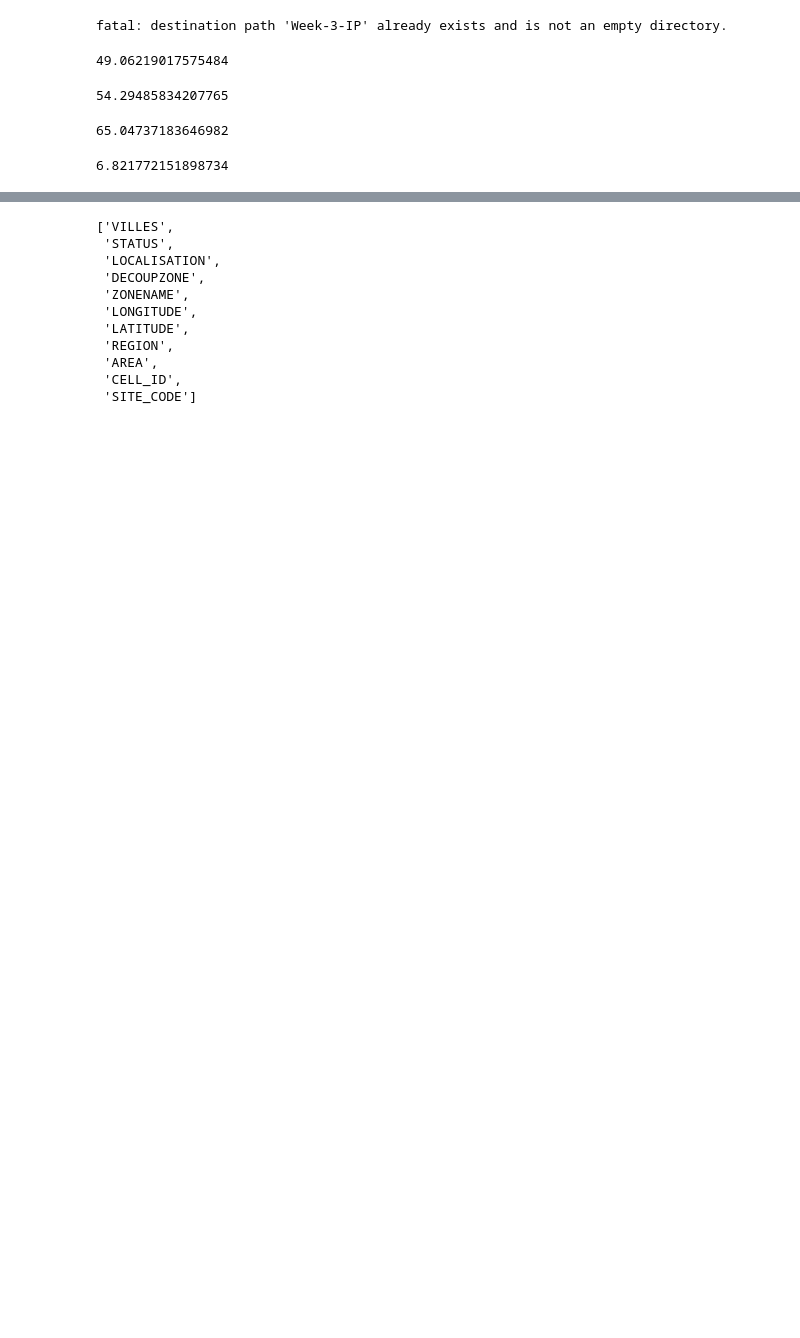
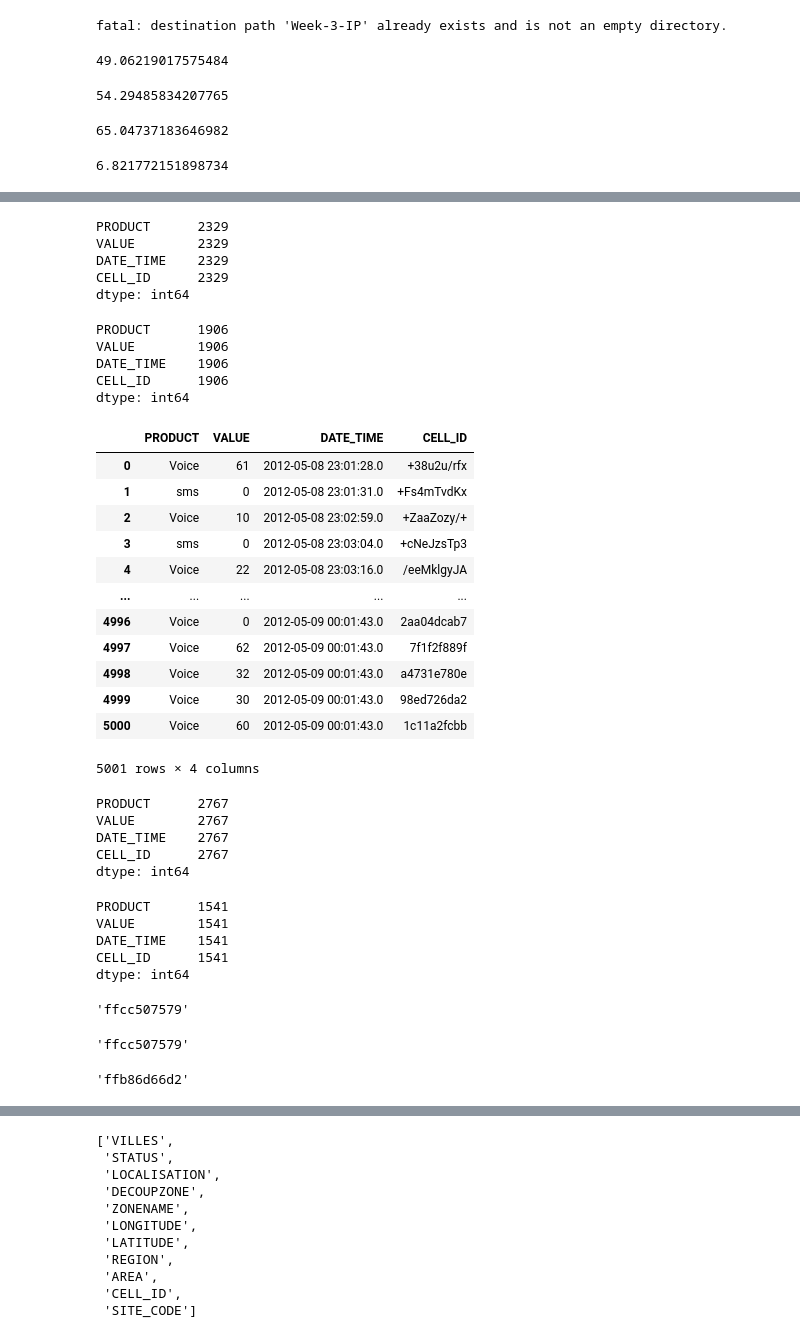
Before and after one commit to 254-collab/Week-3-IP, a Jupyter notebook: Moringa_Data_Science_Prep_W3_Independent_Project_2019_07_Machocho_Mengo_Python.ipynb, the cells around one changed output, grey strips where cells are left out. Cells and saved outputs as stored; diff of their text form; code cells hidden in the pictures; blank space fills up the shorter version.

```diff
--- a/Moringa_Data_Science_Prep_W3_Independent_Project_2019_07_Machocho_Mengo_Python.ipynb
+++ b/Moringa_Data_Science_Prep_W3_Independent_Project_2019_07_Machocho_Mengo_Python.ipynb
@@ -330,0 +257,69 @@ cells_geo[cells_geo[';STATUS'] == "In Service"].count()
+# %%
+df2[df2['PRODUCT'] == "sms"].count()
+# to get the total number of sms
+# %% [output]
+PRODUCT      2329
+VALUE        2329
+DATE_TIME    2329
+CELL_ID      2329
+dtype: int64
+# %%
+df2[df2['PRODUCT'] == "Voice"].count()
+# to get the total number of voice calls
+# %% [output]
+PRODUCT      1906
+VALUE        1906
+DATE_TIME    1906
+CELL_ID      1906
+dtype: int64
+# %%
+df3 = telcom_3[["PRODUCT","VALUE","DATE_TIME", "CELL_ID"]]
+df3
+# filtering the dataframe
+# %% [output]
+|  | PRODUCT | VALUE | DATE_TIME | CELL_ID |
+| 0 | Voice | 61 | 2012-05-08 23:01:28.0 | +38u2u/rfx |
+| 1 | sms | 0 | 2012-05-08 23:01:31.0 | +Fs4mTvdKx |
+| 2 | Voice | 10 | 2012-05-08 23:02:59.0 | +ZaaZozy/+ |
+| 3 | sms | 0 | 2012-05-08 23:03:04.0 | +cNeJzsTp3 |
+| 4 | Voice | 22 | 2012-05-08 23:03:16.0 | /eeMklgyJA |
+| ... | ... | ... | ... | ... |
+| 4996 | Voice | 0 | 2012-05-09 00:01:43.0 | 2aa04dcab7 |
+| 4997 | Voice | 62 | 2012-05-09 00:01:43.0 | 7f1f2f889f |
+| 4998 | Voice | 32 | 2012-05-09 00:01:43.0 | a4731e780e |
+| 4999 | Voice | 30 | 2012-05-09 00:01:43.0 | 98ed726da2 |
+| 5000 | Voice | 60 | 2012-05-09 00:01:43.0 | 1c11a2fcbb |
+5001 rows × 4 columns
+# %%
+df3[df3['PRODUCT'] == "sms"].count()
+# to get the total number of sms
+# %% [output]
+PRODUCT      2767
+VALUE        2767
+DATE_TIME    2767
+CELL_ID      2767
+dtype: int64
+# %%
+df3[df3['PRODUCT'] == "Voice"].count()
+# to get the total number of voice calls
+# %% [output]
+PRODUCT      1541
+VALUE        1541
+DATE_TIME    1541
+CELL_ID      1541
+dtype: int64
+# %%
+# To get the most used infrastructure, we get the most used site
+df1[df1['PRODUCT'] == "Voice"].CELL_ID.max()
+# %% [output]
+'ffcc507579'
+# %%
+df1[df1['PRODUCT'] == "sms"].CELL_ID.max()
+# To get the most used infrastructure, we get the most used site
+# %% [output]
+'ffcc507579'
+# %%
+df2[df2['PRODUCT'] == "Voice"].CELL_ID.max()
+# To get the most used infrastructure, we get the most used site
+# %% [output]
+'ffb86d66d2'
```
Also changed, not shown: parts of 56 cells of this notebook.
